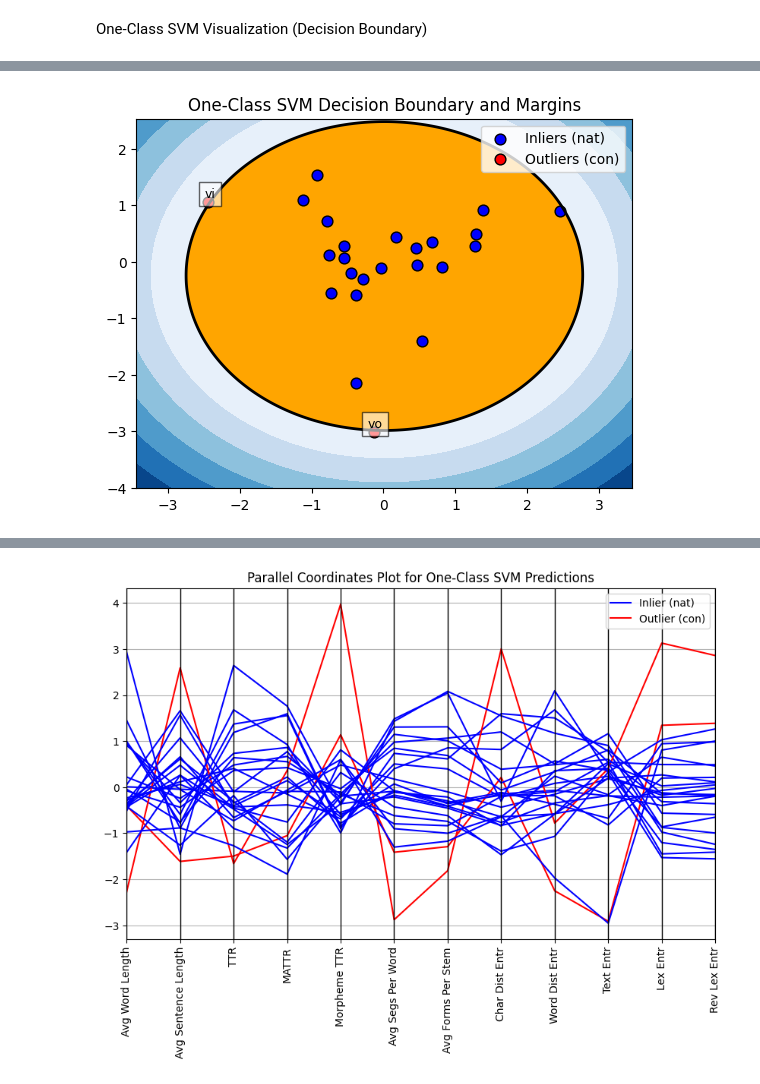
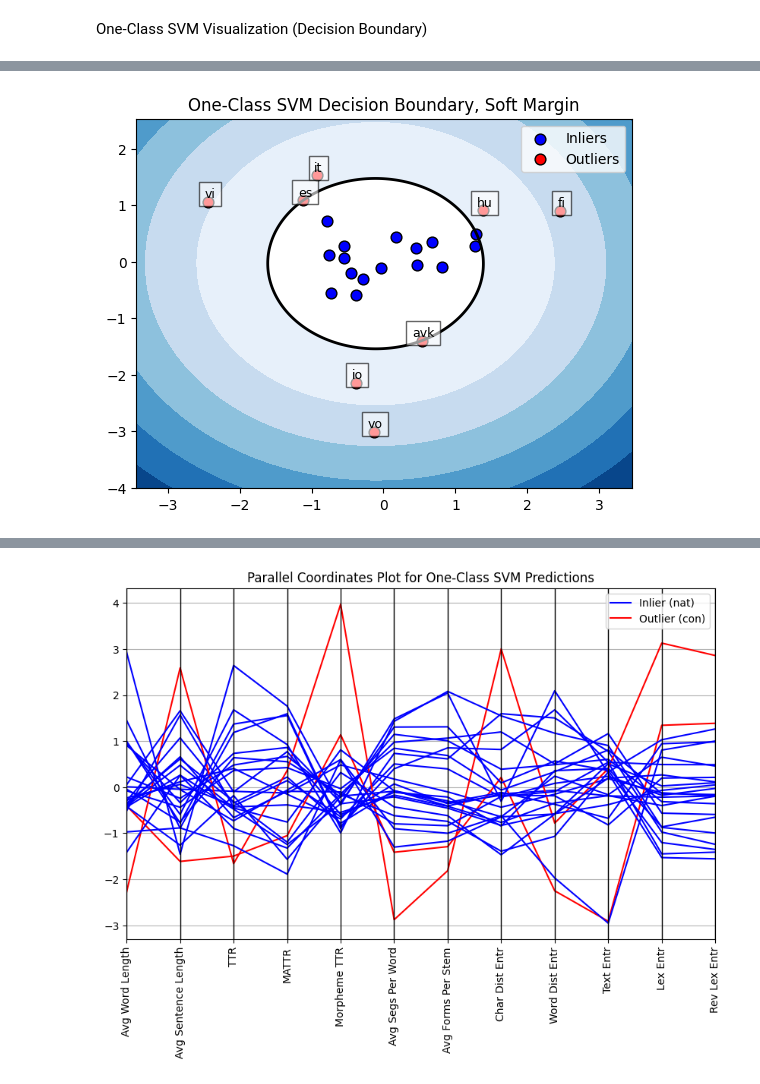
Before and after one commit to kirbergerconnor/iscl-thesis, a Jupyter notebook: classification.ipynb, the cells around one changed output, grey strips where cells are left out. Saved outputs shown, nothing was run; the diff lists cells and outputs as text; code cells hidden in the pictures.

Commit message:
Try soft/hard margins for One-Class SVM to see difference indetected outliers

```diff
--- a/classification.ipynb
+++ b/classification.ipynb
@@ -179,55 +196,77 @@ pca = PCA(n_components=2)
 features_2d = pca.fit_transform(features)
 scaler = StandardScaler()
 features_scaled = scaler.fit_transform(features_2d)
-best_ocsvm = OneClassSVM(kernel='rbf', gamma=0.01, nu=0.01)
-best_ocsvm.fit(features_scaled)
+
+# Annotate the outliers in the graph with their corresponding 'Corpus' values
+corpus = data['Corpus'].values
+
+# Hard Margin OCSVM
+# Has 2 outliers at n=0.01
+hard_ocsvm = OneClassSVM(kernel='rbf', gamma=0.01, nu=0.01)
+hard_ocsvm.fit(features_scaled)
 
 # Predict the decision function (distance to the decision boundary)
-decision_function = best_ocsvm.decision_function(features_scaled)
-predictions = best_ocsvm.predict(features_scaled)
-
-plt.figure(figsize=(8, 6))
-plt.scatter(features_scaled[predictions == 1][:, 0], features_scaled[predictions == 1][:, 1],
-            c='blue', label='Inliers (nat)', edgecolors='k', s=60)
-plt.scatter(features_scaled[predictions == -1][:, 0], features_scaled[predictions == -1][:, 1],
-            c='red', label='Outliers (con)', edgecolors='k', s=60)
-
-corpus = data['Corpus'].values
-
-# Annotate the outliers with their corresponding 'Corpus' values
-for i, corpus_value in enumerate(corpus):
-    if predictions[i] == -1:
-        plt.text(features_scaled[i, 0] + 0.02, features_scaled[i, 1] + 0.02, corpus_value,
-                 fontsize=9, color='black', ha='center', va='bottom', bbox=dict(facecolor='white', alpha=0.6))
-
-plt.title('One-Class SVM - Inliers and Outliers')
-plt.legend()
-plt.show()
+hard_decision_function = hard_ocsvm.decision_function(features_scaled)
+hard_predictions = hard_ocsvm.predict(features_scaled)
 
 # Plot decision boundary and margins
 xx, yy = np.meshgrid(np.linspace(features_scaled[:, 0].min() - 1, features_scaled[:, 0].max() + 1, 500),
                      np.linspace(features_scaled[:, 1].min() - 1, features_scaled[:, 1].max() + 1, 500))
 
-Z = best_ocsvm.decision_function(np.c_[xx.ravel(), yy.ravel()])
+Z = hard_ocsvm.decision_function(np.c_[xx.ravel(), yy.ravel()])
 Z = Z.reshape(xx.shape)
 
 # Plot decision function as a contour plot
 plt.contourf(xx, yy, Z, levels=np.linspace(Z.min(), 0, 7), cmap=plt.cm.Blues_r)
 a = plt.contour(xx, yy, Z, levels=[0], linewidths=2, colors='black')
-plt.contourf(xx, yy, Z, levels=[0, Z.max()], colors='orange')
+plt.contourf(xx, yy, Z, levels=[0, Z.max()], colors='white')
 
-plt.scatter(features_scaled[predictions == 1][:, 0], features_scaled[predictions == 1][:, 1],
-            c='blue', label='Inliers (nat)', edgecolors='k', s=60)
-plt.scatter(features_scaled[predictions == -1][:, 0], features_scaled[predictions == -1][:, 1],
-            c='red', label='Outliers (con)', edgecolors='k', s=60)
+plt.scatter(features_scaled[hard_predictions == 1][:, 0], features_scaled[hard_predictions == 1][:, 1],
+            c='blue', label='Inliers', edgecolors='k', s=60)
+plt.scatter(features_scaled[hard_predictions == -1][:, 0], features_scaled[hard_predictions == -1][:, 1],
+            c='red', label='Outliers', edgecolors='k', s=60)
 
-# Annotate the outliers with their corresponding 'Corpus' values
 for i, corpus_value in enumerate(corpus):
-    if predictions[i] == -1:
+    if hard_predictions[i] == -1:
         plt.text(features_scaled[i, 0] + 0.02, features_scaled[i, 1] + 0.02, corpus_value,
                  fontsize=9, color='black', ha='center', va='bottom', bbox=dict(facecolor='white', alpha=0.6))
 
-plt.title('One-Class SVM Decision Boundary and Margins')
+plt.title('One-Class SVM Decision Boundary, Hard Margin')
 plt.legend()
 plt.show()
+
+# Soft Margin OCSVM
+# Has 8 outliers at n=0.3
+soft_ocsvm = OneClassSVM(kernel='rbf', gamma=0.01, nu=0.3)
+soft_ocsvm.fit(features_scaled)
+
+# Predict the decision function (distance to the decision boundary)
+soft_decision_function = soft_ocsvm.decision_function(features_scaled)
+soft_predictions = soft_ocsvm.predict(features_scaled)
+
+# Plot decision boundary and margins
+xx, yy = np.meshgrid(np.linspace(features_scaled[:, 0].min() - 1, features_scaled[:, 0].max() + 1, 500),
+                     np.linspace(features_scaled[:, 1].min() - 1, features_scaled[:, 1].max() + 1, 500))
+
+Z = soft_ocsvm.decision_function(np.c_[xx.ravel(), yy.ravel()])
+Z = Z.reshape(xx.shape)
+
+# Plot decision function as a contour plot
+plt.contourf(xx, yy, Z, levels=np.linspace(Z.min(), 0, 7), cmap=plt.cm.Blues_r)
+a = plt.contour(xx, yy, Z, levels=[0], linewidths=2, colors='black')
+plt.contourf(xx, yy, Z, levels=[0, Z.max()], colors='white')
+
+plt.scatter(features_scaled[soft_predictions == 1][:, 0], features_scaled[soft_predictions == 1][:, 1],
+            c='blue', label='Inliers', edgecolors='k', s=60)
+plt.scatter(features_scaled[soft_predictions == -1][:, 0], features_scaled[soft_predictions == -1][:, 1],
+            c='red', label='Outliers', edgecolors='k', s=60)
+
+for i, corpus_value in enumerate(corpus):
+    if soft_predictions[i] == -1:
+        plt.text(features_scaled[i, 0] + 0.02, features_scaled[i, 1] + 0.02, corpus_value,
+                 fontsize=9, color='black', ha='center', va='bottom', bbox=dict(facecolor='white', alpha=0.6))
+
+plt.title('One-Class SVM Decision Boundary, Soft Margin')
+plt.legend()
+plt.show()
 # %% [output]
@@ -235 +274 @@ plt.show()
-[figure, old version]
+[figure, new version]
```
Also changed, not shown: parts of 5 cells of this notebook.
